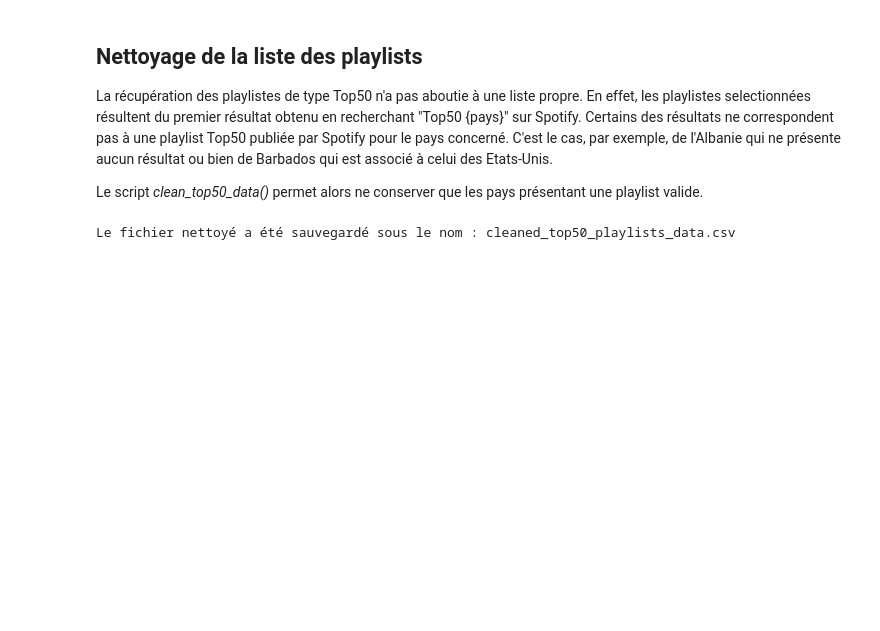
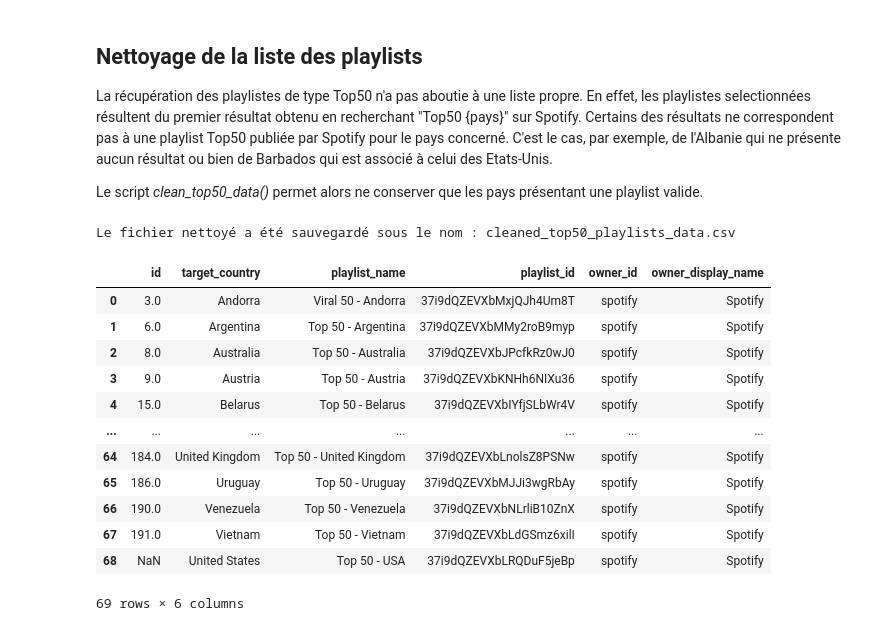
Before and after one commit to celineozkaya/analyse-spotify, a Jupyter notebook: recup_donnees.ipynb, the cells around one changed output. Drawn from its saved outputs; the diff is of its cells as text; code cells hidden in the pictures; blank space fills up the shorter version.

```diff
--- a/recup_donnees.ipynb
+++ b/recup_donnees.ipynb
@@ -393,3 +393,25 @@ def clean_top50_data(fichier) :
 clean_top50_data('data/top50_playlists_data.csv')
 # %% [output]
 Le fichier nettoyé a été sauvegardé sous le nom : cleaned_top50_playlists_data.csv
+# %%
+# rajout des pays qui ont été supprimés par accident
+import pandas as pd
+top_50_df = pd.read_csv("./data/cleaned_top50_playlists_data.csv")
+new_row = {"target_country" : "United States", "playlist_name" : "Top 50 - USA", "playlist_id" : "37i9dQZEVXbLRQDuF5jeBp", "owner_id" : "spotify", "owner_display_name" : "Spotify"}
+top_50_df = top_50_df._append(new_row, ignore_index=True)
+# %%
+top_50_df
+# %% [output]
+|  | id | target_country | playlist_name | playlist_id | owner_id | owner_display_name |
+| 0 | 3.0 | Andorra | Viral 50 - Andorra | 37i9dQZEVXbMxjQJh4Um8T | spotify | Spotify |
+| 1 | 6.0 | Argentina | Top 50 - Argentina | 37i9dQZEVXbMMy2roB9myp | spotify | Spotify |
+| 2 | 8.0 | Australia | Top 50 - Australia | 37i9dQZEVXbJPcfkRz0wJ0 | spotify | Spotify |
+| 3 | 9.0 | Austria | Top 50 - Austria | 37i9dQZEVXbKNHh6NIXu36 | spotify | Spotify |
+| 4 | 15.0 | Belarus | Top 50 - Belarus | 37i9dQZEVXbIYfjSLbWr4V | spotify | Spotify |
+| ... | ... | ... | ... | ... | ... | ... |
+| 64 | 184.0 | United Kingdom | Top 50 - United Kingdom | 37i9dQZEVXbLnolsZ8PSNw | spotify | Spotify |
+| 65 | 186.0 | Uruguay | Top 50 - Uruguay | 37i9dQZEVXbMJJi3wgRbAy | spotify | Spotify |
+| 66 | 190.0 | Venezuela | Top 50 - Venezuela | 37i9dQZEVXbNLrliB10ZnX | spotify | Spotify |
+| 67 | 191.0 | Vietnam | Top 50 - Vietnam | 37i9dQZEVXbLdGSmz6xilI | spotify | Spotify |
+| 68 | NaN | United States | Top 50 - USA | 37i9dQZEVXbLRQDuF5jeBp | spotify | Spotify |
+69 rows × 6 columns
```
Also changed, not shown: 6 other files.
